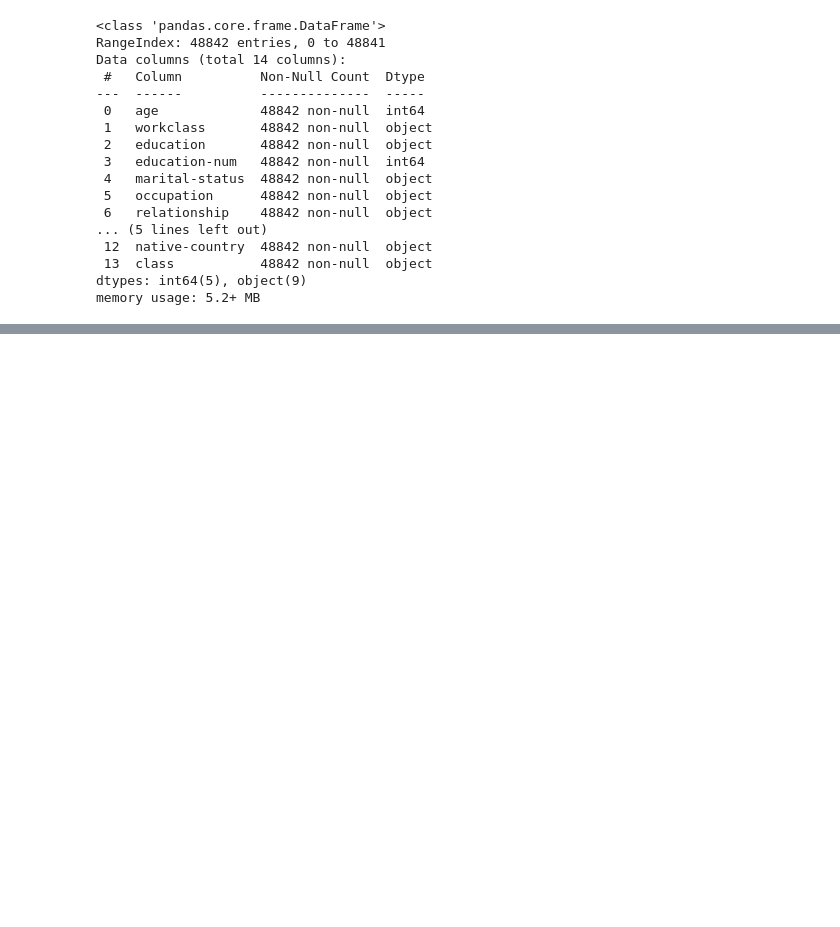
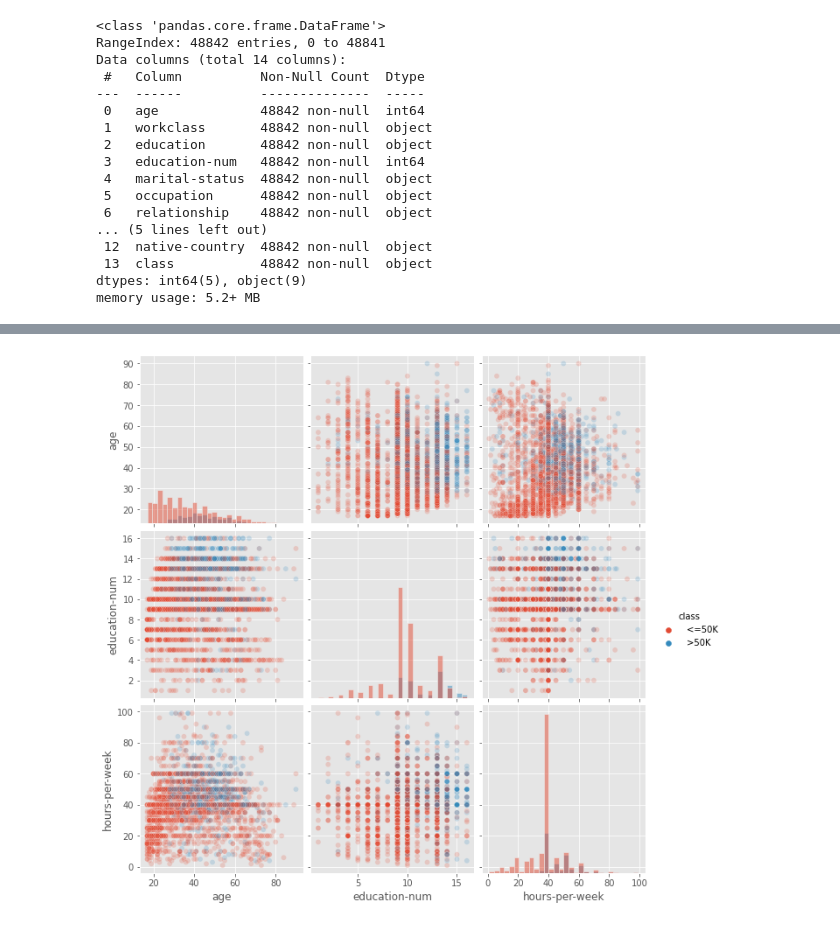
Before and after one commit to juanxo90/ML_examples, a Jupyter notebook: 03_python_tabular_data_exploration.ipynb, the cells around one changed output, grey strips where cells are left out. Drawn from its saved outputs; the diff is of its cells as text; code cells hidden in the pictures; blank space fills up the shorter version.

```diff
--- a/03_python_tabular_data_exploration.ipynb
+++ b/03_python_tabular_data_exploration.ipynb
@@ -66,0 +108,17 @@ plt.style.use('ggplot')
+# %%
+# to make faster the plotting, only cetain number of variables will be ploted
+samples_to_plot = 5000
+
+columns = ["age", "education-num", "hours-per-week"]
+
+_ = sns.pairplot(
+    data = census[:samples_to_plot],
+    vars = columns,
+    hue = target_column,
+    plot_kws = {"alpha": 0.2}, #alpha is transparency
+    height = 3,
+    diag_kind = "hist",
+    diag_kws = {"bins":30}
+    )
+# %% [output]
+[figure, added]
```
Also changed, not shown: parts of 9 cells of this notebook.
